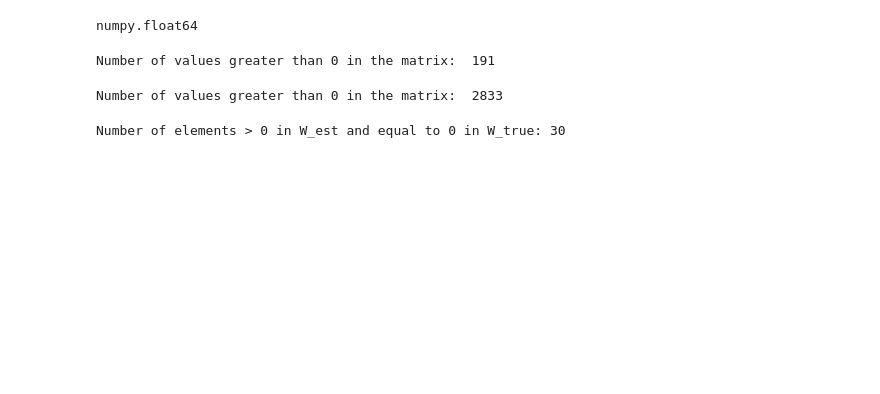
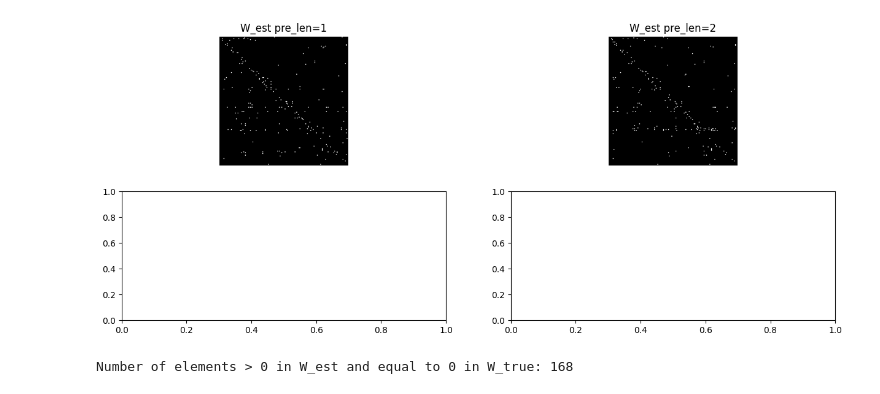
Before and after one commit to mamintoosi-papers-codes/TGCN-Dagma, a Jupyter notebook: est_adj_dagma.ipynb, the cells around one changed output. Cells and saved outputs as stored; diff of their text form; code cells hidden in the pictures; blank space fills up the shorter version.

Commit message:
Add pre_len to W estimation and prediction
Y train is modified, in contrast to TGCN that a sequence of pre_len number of future Ys is predicted, now only the next pre_len Y is predicted

```diff
--- a/est_adj_dagma.ipynb
+++ b/est_adj_dagma.ipynb
@@ -117,52 +138,41 @@ np.save(W_est_file_name, W_est)
+# %%
+
+num_preds = W_est_all.shape[2]
+# Generate a grid of subfigures
+num_cols = 2
+num_rows = num_preds // num_cols + 1
+
+fig, axes = plt.subplots(num_rows, num_cols, figsize=(15, 6))
+
+for i in range(num_preds):
+    row = i // num_cols
+    col = i % num_cols
+    ax = axes[row, col]
+    W_est = W_est_all[:,:,i]>0
+    # W_est_normalized = (W_est - np.min(W_est)) / (np.max(W_est) - np.min(W_est)) * 255
+    ax.imshow(W_est, cmap='gray')
+    ax.set_title(f'W_est pre_len={i+1}')
+    ax.axis('off')
+
+# plt.tight_layout()
+# plt.show()
+
+# # Convert to uint8
+# W_true_img = W_true_normalized.astype(np.uint8)
+# W_est_img = W_est_normalized.astype(np.uint8)
+# %% [output]
+[figure, added]
 # %%
-import numpy as np
-W_est = np.load(W_est_file_name)
-type(W_est[0,0])
+# import numpy as np
+# W_est = np.load(W_est_file_name)
+# type(W_est[0,0])
-# %% [output]
-numpy.float64
-# %%
-adj = np.zeros(W_est.shape, dtype=int)
-
-# Update values in adj based on the condition
-adj[W_est > 0] = 1
-# Initialize a counter
-count = 0
-
-# Iterate through each element in the matrix
-for row in adj:
-    for value in row:
-        if value > 0:
-            count += 1
-
-# Print the count
-print("Number of values greater than 0 in the matrix: ", count)
-# %% [output]
-Number of values greater than 0 in the matrix:  191
-# %%
-adj = np.zeros(W_est.shape, dtype=int)
-
-# Update values in adj based on the condition
-adj[W_true > 0] = 1
-# Initialize a counter
-count = 0
-
-# Iterate through each element in the matrix
-for row in adj:
-    for value in row:
-        if value > 0:
-            count += 1
-
-# Print the count
-print("Number of values greater than 0 in the matrix: ", count)
-# %% [output]
-Number of values greater than 0 in the matrix:  2833
 # %%
 count = 0
 for i in range(W_true.shape[0]):
     for j in range(W_true.shape[1]):
-        if W_est[i, j] > 0 and W_true[i, j] == 0:
+        if adj[i, j] > 0 and W_true[i, j] == 0:
             count += 1
 
 print("Number of elements > 0 in W_est and equal to 0 in W_true:", count)
 # %% [output]
-Number of elements > 0 in W_est and equal to 0 in W_true: 30
+Number of elements > 0 in W_est and equal to 0 in W_true: 168
```
Also changed, not shown: parts of 15 cells of this notebook, 10 other files.
